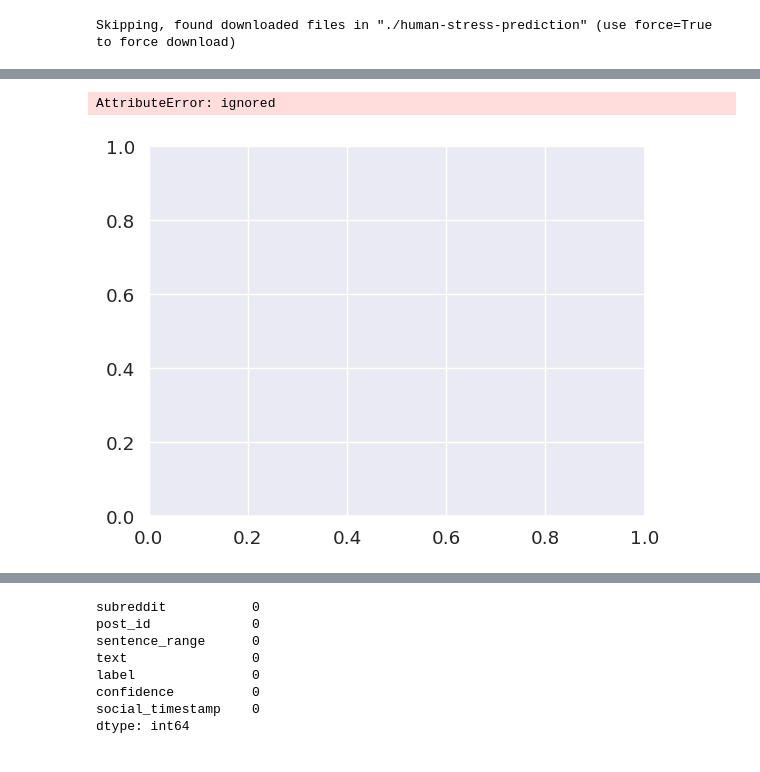
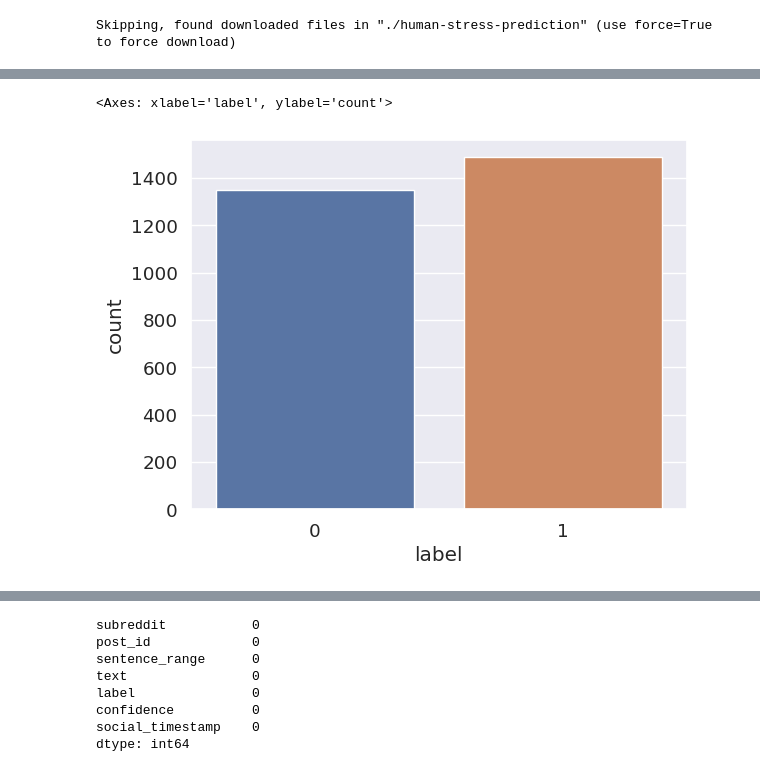
Before and after one commit to INCREDIBLE-AURNOB/Human-Stress-Prediction-with-LSTM, a Jupyter notebook: Human_Stress_Prediction.ipynb, the cells around one changed output, grey strips where cells are left out. Cells and saved outputs as stored; diff of their text form; code cells hidden in the pictures.

```diff
--- a/Human_Stress_Prediction.ipynb
+++ b/Human_Stress_Prediction.ipynb
@@ -48,8 +48,7 @@ raw_df.head()
 | 4 | survivorsofabuse | 9p2gbc | [0, 5] | October is Domestic Violence Awar... | 1 | 0.8 | 1539809005 |
 # %%
 sns.set_style("darkgrid")
-sns.countplot(data=raw_df,x=raw_df.label,normalize=True)
 sns.countplot(data=raw_df,x=raw_df.label)
 # %% [output]
-AttributeError: ignored
+<Axes: xlabel='label', ylabel='count'>
-[figure, old version]
+[figure, new version]
```
Also changed, not shown: parts of 2 cells of this notebook.
